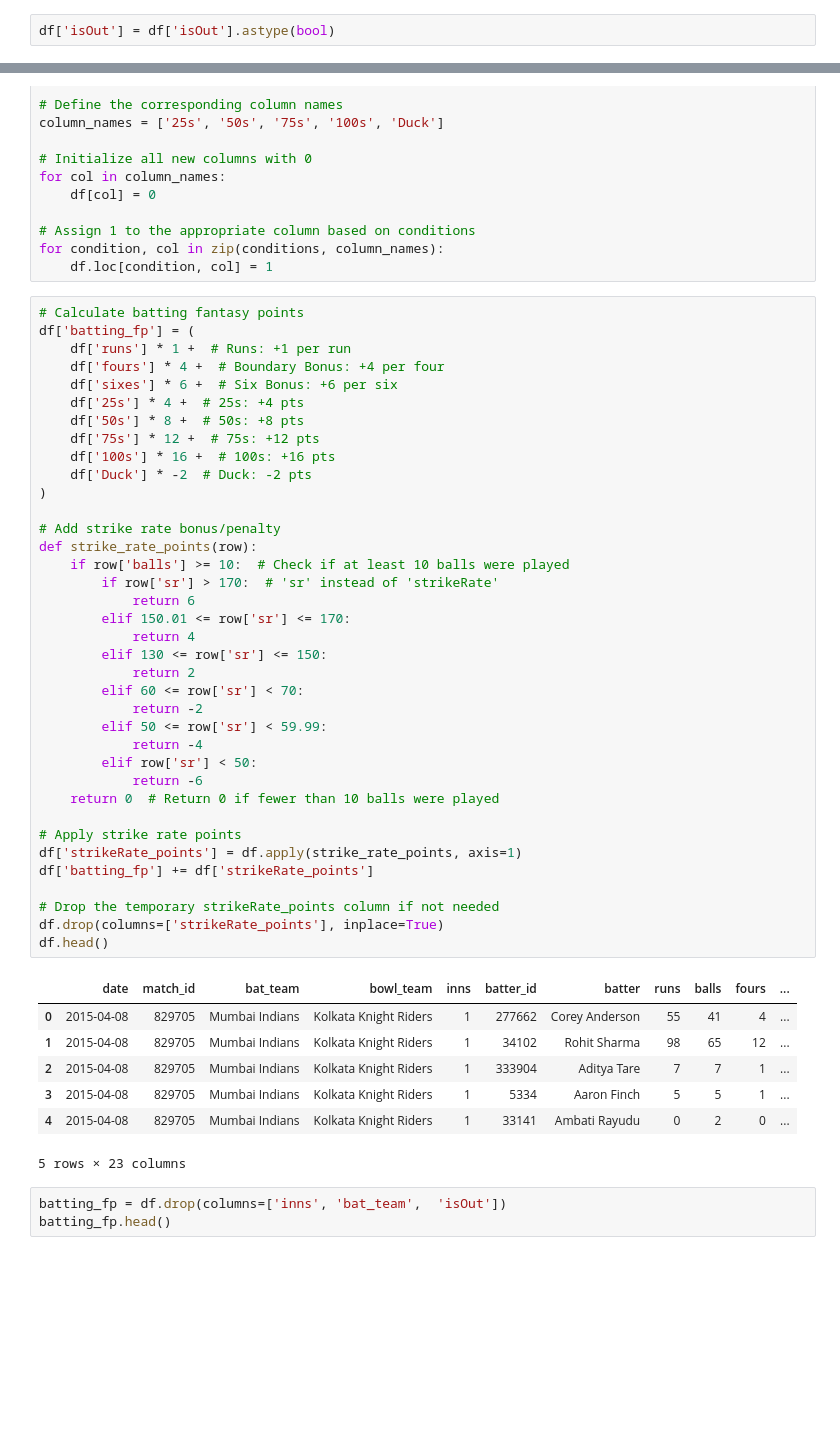
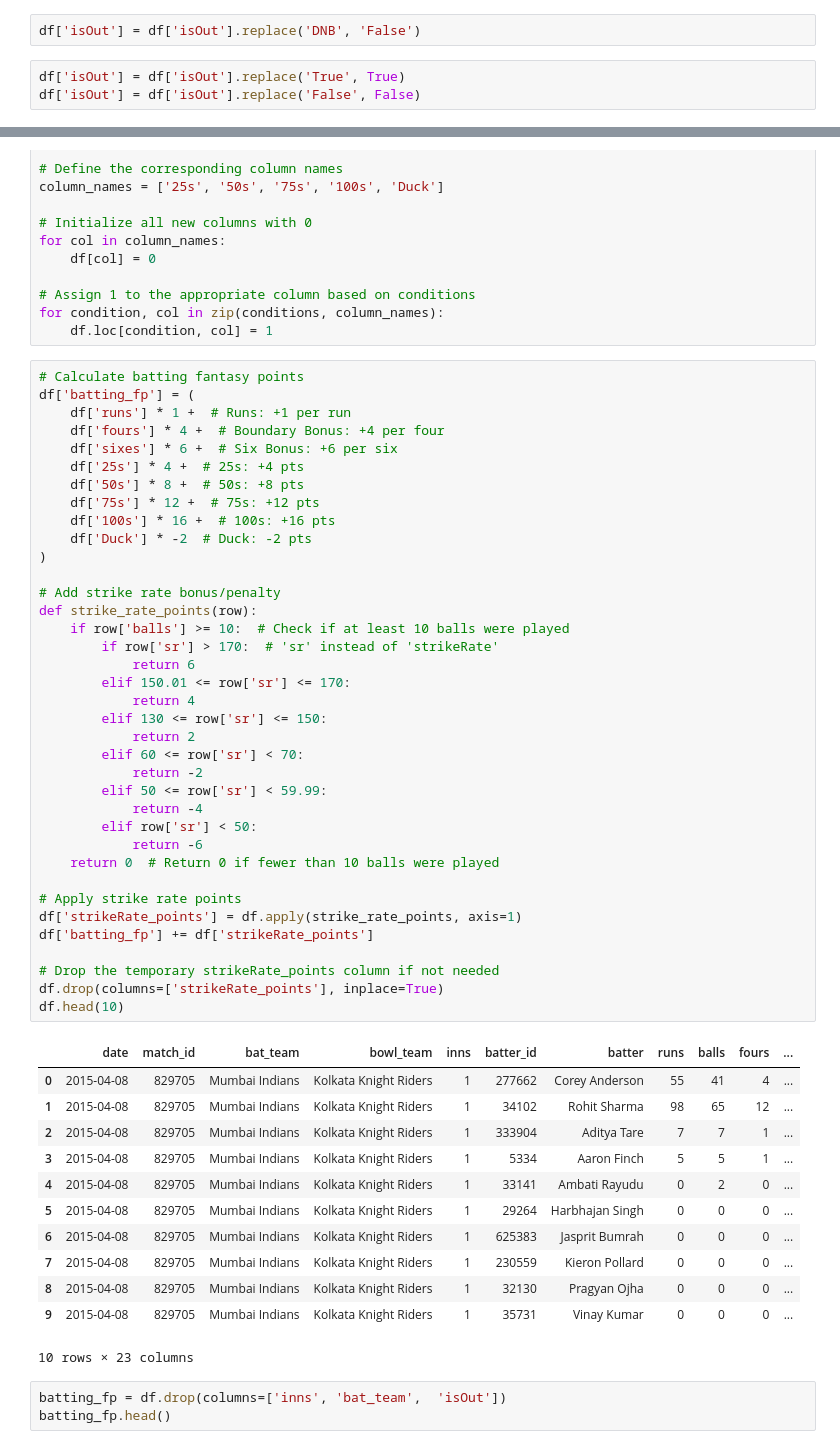
Before and after one commit to ShekhawaTTiku/IPL_Fantasy_Cricket_Team_Generator, a Jupyter notebook: notebooks/Batting_fantasyPoints.ipynb, the cells around one changed output, grey strips where cells are left out. Cells and saved outputs as stored; diff of their text form; blank space fills up the shorter version.

```diff
--- a/notebooks/Batting_fantasyPoints.ipynb
+++ b/notebooks/Batting_fantasyPoints.ipynb
@@ -25,7 +23,10 @@ df.head()
 | 3 | 2015-04-08 | 829705 | Mumbai Indians | Kolkata Knight Riders | 1 | 5334 | Aaron Finch | 5 | 5 | 1 | ... |
 | 4 | 2015-04-08 | 829705 | Mumbai Indians | Kolkata Knight Riders | 1 | 33141 | Ambati Rayudu | 0 | 2 | 0 | ... |
 # %%
-df['isOut'] = df['isOut'].astype(bool)
+df['isOut'] = df['isOut'].replace('DNB', 'False')
+# %%
+df['isOut'] = df['isOut'].replace('True', True)
+df['isOut'] = df['isOut'].replace('False', False)
 # %%
 # Define the conditions for each column
 conditions = [
@@ -62,35 +63,40 @@ df['batting_fp'] = (
 # Add strike rate bonus/penalty
 def strike_rate_points(row):
     if row['balls'] >= 10:  # Check if at least 10 balls were played
         if row['sr'] > 170:  # 'sr' instead of 'strikeRate'
             return 6
         elif 150.01 <= row['sr'] <= 170:
             return 4
         elif 130 <= row['sr'] <= 150:
             return 2
         elif 60 <= row['sr'] < 70:
             return -2
         elif 50 <= row['sr'] < 59.99:
             return -4
         elif row['sr'] < 50:
             return -6
     return 0  # Return 0 if fewer than 10 balls were played
 
 # Apply strike rate points
 df['strikeRate_points'] = df.apply(strike_rate_points, axis=1)
 df['batting_fp'] += df['strikeRate_points']
 
 # Drop the temporary strikeRate_points column if not needed
 df.drop(columns=['strikeRate_points'], inplace=True)
-df.head()
+df.head(10)
 # %% [output]
 |  | date | match_id | bat_team | bowl_team | inns | batter_id | batter | runs | balls | fours | ... |
 | 0 | 2015-04-08 | 829705 | Mumbai Indians | Kolkata Knight Riders | 1 | 277662 | Corey Anderson | 55 | 41 | 4 | ... |
 | 1 | 2015-04-08 | 829705 | Mumbai Indians | Kolkata Knight Riders | 1 | 34102 | Rohit Sharma | 98 | 65 | 12 | ... |
 | 2 | 2015-04-08 | 829705 | Mumbai Indians | Kolkata Knight Riders | 1 | 333904 | Aditya Tare | 7 | 7 | 1 | ... |
 | 3 | 2015-04-08 | 829705 | Mumbai Indians | Kolkata Knight Riders | 1 | 5334 | Aaron Finch | 5 | 5 | 1 | ... |
 | 4 | 2015-04-08 | 829705 | Mumbai Indians | Kolkata Knight Riders | 1 | 33141 | Ambati Rayudu | 0 | 2 | 0 | ... |
+| 5 | 2015-04-08 | 829705 | Mumbai Indians | Kolkata Knight Riders | 1 | 29264 | Harbhajan Singh | 0 | 0 | 0 | ... |
+| 6 | 2015-04-08 | 829705 | Mumbai Indians | Kolkata Knight Riders | 1 | 625383 | Jasprit Bumrah | 0 | 0 | 0 | ... |
+| 7 | 2015-04-08 | 829705 | Mumbai Indians | Kolkata Knight Riders | 1 | 230559 | Kieron Pollard | 0 | 0 | 0 | ... |
+| 8 | 2015-04-08 | 829705 | Mumbai Indians | Kolkata Knight Riders | 1 | 32130 | Pragyan Ojha | 0 | 0 | 0 | ... |
+| 9 | 2015-04-08 | 829705 | Mumbai Indians | Kolkata Knight Riders | 1 | 35731 | Vinay Kumar | 0 | 0 | 0 | ... |
-5 rows × 23 columns
+10 rows × 23 columns
 # %%
 batting_fp = df.drop(columns=['inns', 'bat_team',  'isOut'])
 batting_fp.head()
```
Also changed, not shown: parts of 2 cells of this notebook.
